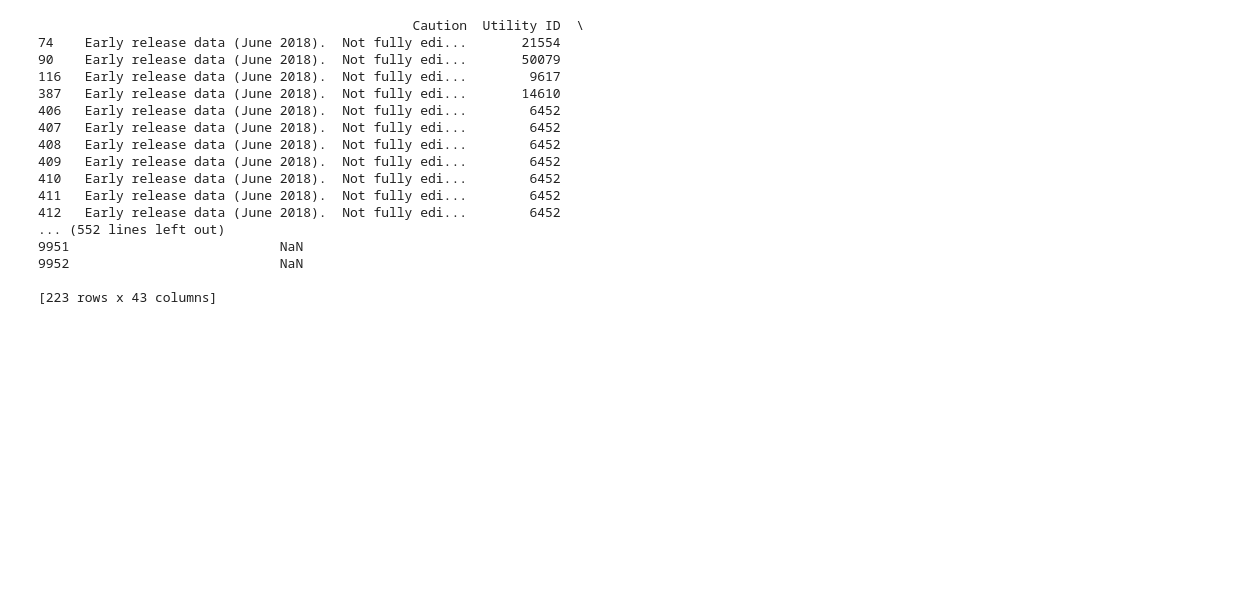
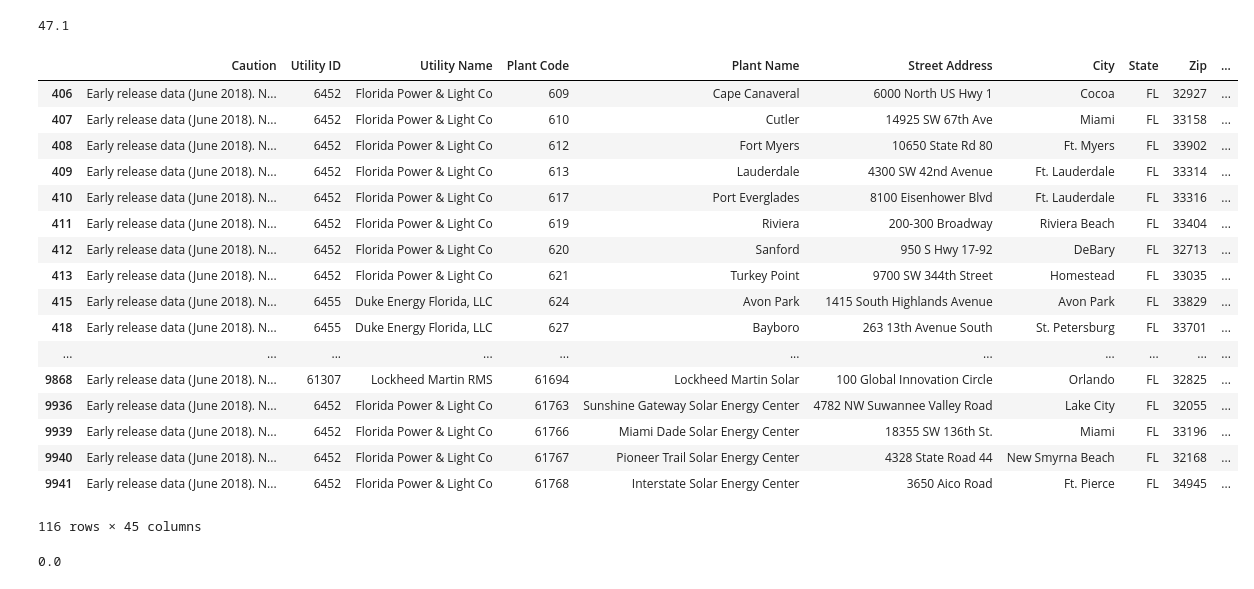
Before and after one commit to insuricane/portfolio-analysis, a Jupyter notebook: experiment.ipynb, the cells around one changed output. Drawn from its saved outputs; the diff is of its cells as text; code cells hidden in the pictures; blank space fills up the shorter version.

```diff
--- a/experiment.ipynb
+++ b/experiment.ipynb
@@ -1,25 +1,61 @@
 # %%
 import numpy as np
 import pandas as pd
+import warnings
+warnings.filterwarnings('ignore')
 
 usa = pd.read_csv("plant_data.csv")
-fl = usa.loc[usa['State'] == "FL"]
-print(fl)
+fl = usa.loc[usa.State == "FL"]
+
+plants = pd.read_csv("generator_data.csv")
+plants = plants.loc[plants.State == "FL"]
+
+c2t = pd.read_csv("companyToTicker.csv")
-# %% [output]
-                                                Caution  Utility ID  \
-74    Early release data (June 2018).  Not fully edi...       21554
-90    Early release data (June 2018).  Not fully edi...       50079
-116   Early release data (June 2018).  Not fully edi...        9617
-387   Early release data (June 2018).  Not fully edi...       14610
-406   Early release data (June 2018).  Not fully edi...        6452
-407   Early release data (June 2018).  Not fully edi...        6452
-408   Early release data (June 2018).  Not fully edi...        6452
-409   Early release data (June 2018).  Not fully edi...        6452
-410   Early release data (June 2018).  Not fully edi...        6452
-411   Early release data (June 2018).  Not fully edi...        6452
-412   Early release data (June 2018).  Not fully edi...        6452
-... (552 lines left out)
-9951                           NaN
-9952                           NaN
-
-[223 rows x 43 columns]
+# %%
+plants['Summer Capacity (MW)'] = pd.to_numeric(plants['Summer Capacity (MW)'], errors='coerce')
+# %%
+code2capacity = plants.groupby("Plant Code")['Summer Capacity (MW)'].sum()
+medianPlant = code2capacity.median()
+medianPlant
+# %% [output]
+47.1
+# %%
+def getTicker(name):
+    x = c2t.loc[c2t["Company Name"] == name]['Ticker']
+    if x.empty:
+        return "private"
+    else:
+        return x.iloc[0]
+
+def getWattage(id):
+    try:
+        return code2capacity.loc[id]
+    except:
+        return medianPlant
+# %%
+fl['ticker'] = fl['Utility Name'].apply(getTicker)
+fl['wattage'] = fl['Plant Code'].apply(getWattage)
+fl[fl['ticker'] != "private"]
+# %% [output]
+|  | Caution | Utility ID | Utility Name | Plant Code | Plant Name | Street Address | City | State | Zip | ... |
+| 406 | Early release data (June 2018). N... | 6452 | Florida Power & Light Co | 609 | Cape Canaveral | 6000 North US Hwy 1 | Cocoa | FL | 32927 | ... |
+| 407 | Early release data (June 2018). N... | 6452 | Florida Power & Light Co | 610 | Cutler | 14925 SW 67th Ave | Miami | FL | 33158 | ... |
+| 408 | Early release data (June 2018). N... | 6452 | Florida Power & Light Co | 612 | Fort Myers | 10650 State Rd 80 | Ft. Myers | FL | 33902 | ... |
+| 409 | Early release data (June 2018). N... | 6452 | Florida Power & Light Co | 613 | Lauderdale | 4300 SW 42nd Avenue | Ft. Lauderdale | FL | 33314 | ... |
+| 410 | Early release data (June 2018). N... | 6452 | Florida Power & Light Co | 617 | Port Everglades | 8100 Eisenhower Blvd | Ft. Lauderdale | FL | 33316 | ... |
+| 411 | Early release data (June 2018). N... | 6452 | Florida Power & Light Co | 619 | Riviera | 200-300 Broadway | Riviera Beach | FL | 33404 | ... |
+| 412 | Early release data (June 2018). N... | 6452 | Florida Power & Light Co | 620 | Sanford | 950 S Hwy 17-92 | DeBary | FL | 32713 | ... |
+| 413 | Early release data (June 2018). N... | 6452 | Florida Power & Light Co | 621 | Turkey Point | 9700 SW 344th Street | Homestead | FL | 33035 | ... |
+| 415 | Early release data (June 2018). N... | 6455 | Duke Energy Florida, LLC | 624 | Avon Park | 1415 South Highlands Avenue | Avon Park | FL | 33829 | ... |
+| 418 | Early release data (June 2018). N... | 6455 | Duke Energy Florida, LLC | 627 | Bayboro | 263 13th Avenue South | St. Petersburg | FL | 33701 | ... |
+| ... | ... | ... | ... | ... | ... | ... | ... | ... | ... | ... |
+| 9868 | Early release data (June 2018). N... | 61307 | Lockheed Martin RMS | 61694 | Lockheed Martin Solar | 100 Global Innovation Circle | Orlando | FL | 32825 | ... |
+| 9936 | Early release data (June 2018). N... | 6452 | Florida Power & Light Co | 61763 | Sunshine Gateway Solar Energy Center | 4782 NW Suwannee Valley Road | Lake City | FL | 32055 | ... |
+| 9939 | Early release data (June 2018). N... | 6452 | Florida Power & Light Co | 61766 | Miami Dade Solar Energy Center | 18355 SW 136th St. | Miami | FL | 33196 | ... |
+| 9940 | Early release data (June 2018). N... | 6452 | Florida Power & Light Co | 61767 | Pioneer Trail Solar Energy Center | 4328 State Road 44 | New Smyrna Beach | FL | 32168 | ... |
+| 9941 | Early release data (June 2018). N... | 6452 | Florida Power & Light Co | 61768 | Interstate Solar Energy Center | 3650 Aico Road | Ft. Pierce | FL | 34945 | ... |
+116 rows × 45 columns
+# %%
+getWattage(609)
+# %% [output]
+0.0
```
Also changed, not shown: 3 other files.
